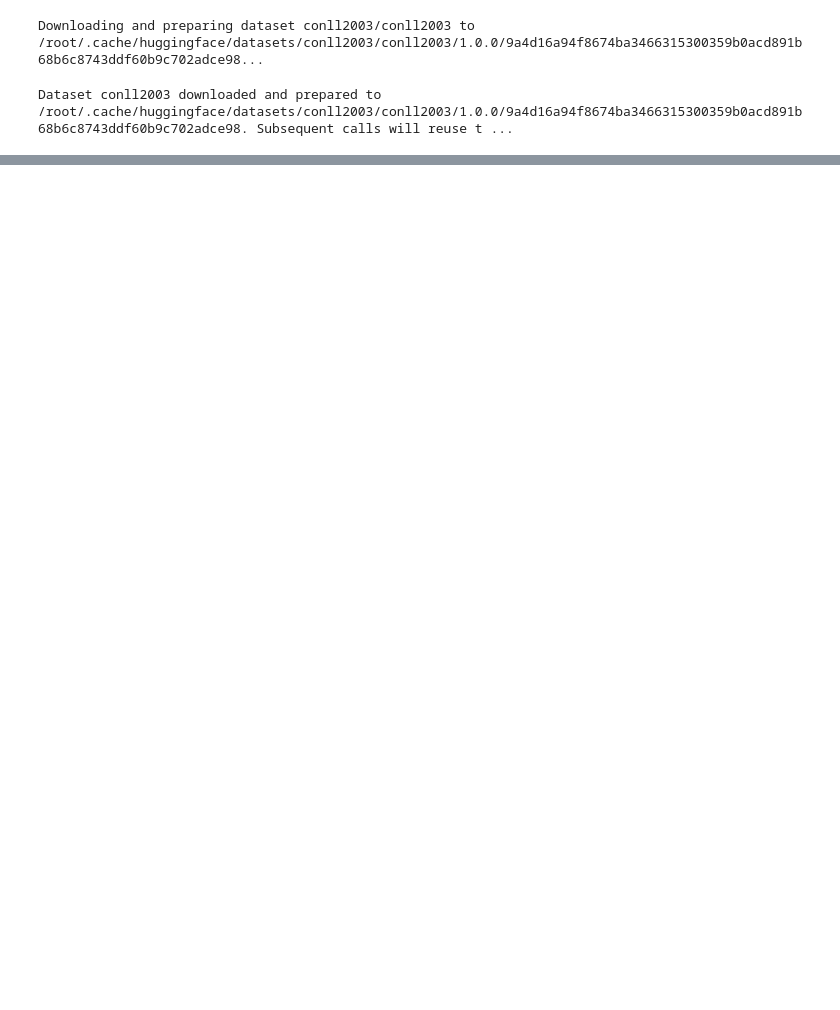
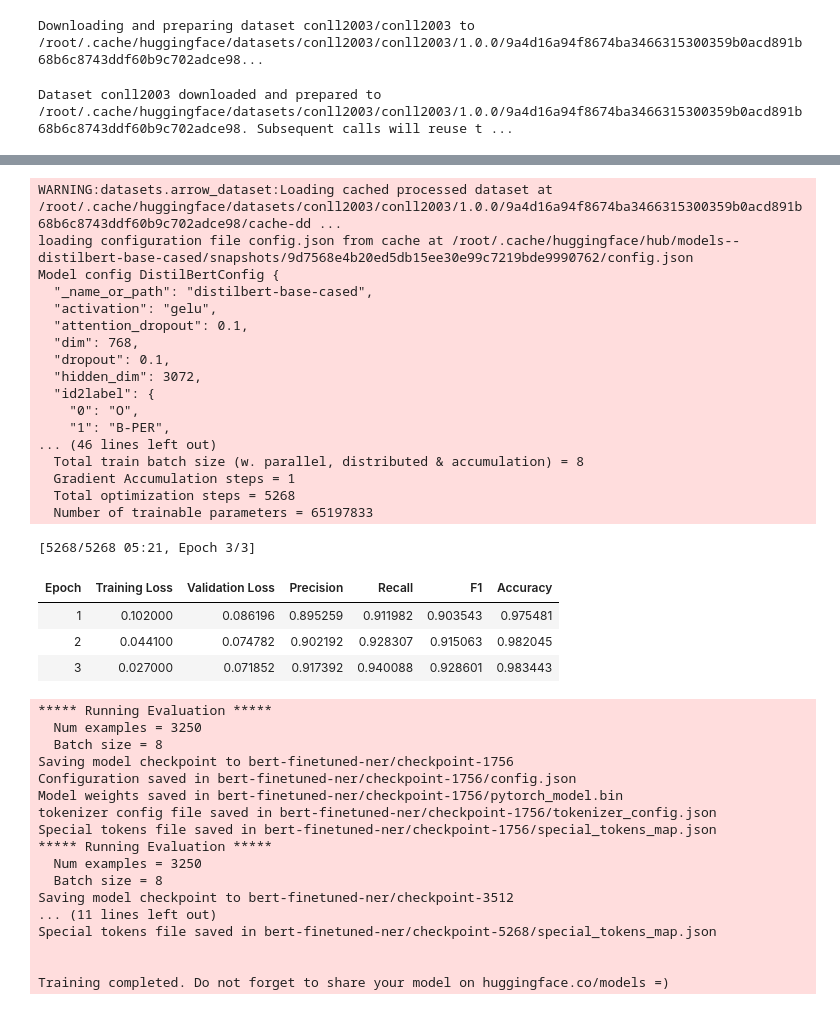
Before and after one commit to saqzhao/Mirror-of-6.8610, a Jupyter notebook: model.ipynb, the cells around one changed output, grey strips where cells are left out. Saved outputs shown, nothing was run; the diff lists cells and outputs as text; code cells hidden in the pictures; blank space fills up the shorter version.

Commit message:
Add files via upload
format model to function, can take dataset as input

```diff
--- a/model.ipynb
+++ b/model.ipynb
@@ -140,4 +294,0 @@ label_names = ner_feature.feature.names
-# %%
-labels = conll_dataset["train"][0]["ner_tags"]
-labels = [label_names[i] for i in labels]
-labels
@@ -206,18 +358,15 @@ model.config.num_labels
-# %%
-from transformers import TrainingArguments
-
-args = TrainingArguments(
-    "bert-finetuned-ner",
-    evaluation_strategy="epoch",
-    save_strategy="epoch",
-    learning_rate=2e-5,
-    num_train_epochs=3,
-    weight_decay=0.01,
-)
 # %%
-from transformers import Trainer
+def train(model, tokenized_datasets, data_collator, eval_strat='epoch', save_strat='epoch', lr=2e-5, epochs=3, decay=0.01):
+  args = TrainingArguments(
+    "bert-finetuned-ner",
+    evaluation_strategy=eval_strat,
+    save_strategy=save_strat,
+    learning_rate=lr,
+    num_train_epochs=epochs,
+    weight_decay=decay,
+  )
 
-trainer = Trainer(
+  trainer = Trainer(
     model=model,
     args=args,
     train_dataset=tokenized_datasets["train"],
@@ -225,5 +374,5 @@ trainer = Trainer(
     data_collator=data_collator,
     compute_metrics=compute_metrics,
     tokenizer=tokenizer,
-)
-trainer.train()
+  )
+  trainer.train()
@@ -258,0 +379,2 @@ Special tokens file saved in bert-finetuned-ner/checkpoint-3512/special_tokens_m
+# %%
+tokenizer = tokenize('distilbert-base-cased')
@@ -258,0 +383,4 @@ Special tokens file saved in bert-finetuned-ner/checkpoint-3512/special_tokens_m
+# %%
+model, labels, tokenized_datasets, data_collator, label_names = run_model(conll_dataset, tokenizer)
+train(model, tokenized_datasets, data_collator)
+# %% [output]
@@ -258,0 +388,39 @@ Special tokens file saved in bert-finetuned-ner/checkpoint-3512/special_tokens_m
+WARNING:datasets.arrow_dataset:Loading cached processed dataset at /root/.cache/huggingface/datasets/conll2003/conll2003/1.0.0/9a4d16a94f8674ba3466315300359b0acd891b68b6c8743ddf60b9c702adce98/cache-dd ...
+loading configuration file config.json from cache at /root/.cache/huggingface/hub/models--distilbert-base-cased/snapshots/9d7568e4b20ed5db15ee30e99c7219bde9990762/config.json
+Model config DistilBertConfig {
+  "_name_or_path": "distilbert-base-cased",
+  "activation": "gelu",
+  "attention_dropout": 0.1,
+  "dim": 768,
+  "dropout": 0.1,
+  "hidden_dim": 3072,
+  "id2label": {
+    "0": "O",
+    "1": "B-PER",
+... (46 lines left out)
+  Total train batch size (w. parallel, distributed & accumulation) = 8
+  Gradient Accumulation steps = 1
+  Total optimization steps = 5268
+  Number of trainable parameters = 65197833
+[5268/5268 05:21, Epoch 3/3]
+| Epoch | Training Loss | Validation Loss | Precision | Recall | F1 | Accuracy |
+| 1 | 0.102000 | 0.086196 | 0.895259 | 0.911982 | 0.903543 | 0.975481 |
+| 2 | 0.044100 | 0.074782 | 0.902192 | 0.928307 | 0.915063 | 0.982045 |
+| 3 | 0.027000 | 0.071852 | 0.917392 | 0.940088 | 0.928601 | 0.983443 |
+***** Running Evaluation *****
+  Num examples = 3250
+  Batch size = 8
+Saving model checkpoint to bert-finetuned-ner/checkpoint-1756
+Configuration saved in bert-finetuned-ner/checkpoint-1756/config.json
+Model weights saved in bert-finetuned-ner/checkpoint-1756/pytorch_model.bin
+tokenizer config file saved in bert-finetuned-ner/checkpoint-1756/tokenizer_config.json
+Special tokens file saved in bert-finetuned-ner/checkpoint-1756/special_tokens_map.json
+***** Running Evaluation *****
+  Num examples = 3250
+  Batch size = 8
+Saving model checkpoint to bert-finetuned-ner/checkpoint-3512
+... (11 lines left out)
+Special tokens file saved in bert-finetuned-ner/checkpoint-5268/special_tokens_map.json
+
+
+Training completed. Do not forget to share your model on huggingface.co/models =)
```
Also changed, not shown: parts of 44 cells of this notebook.
